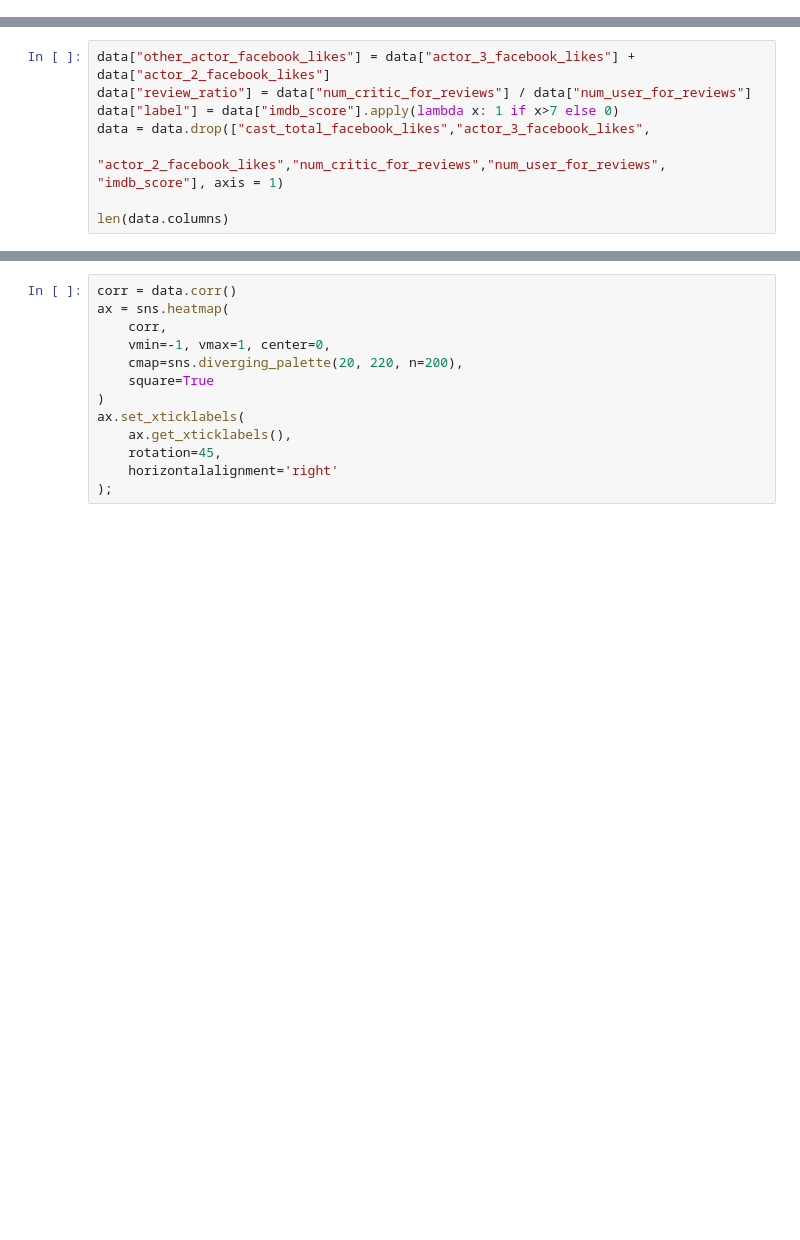
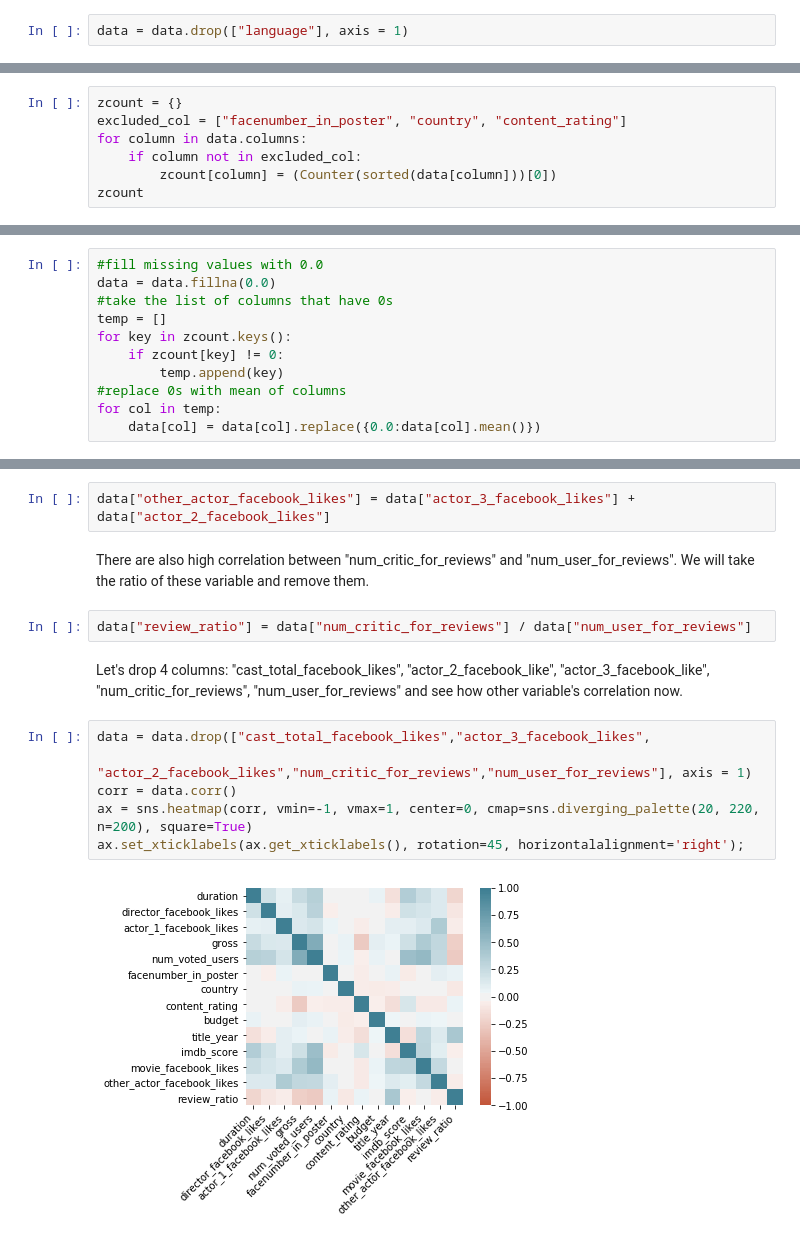
Before and after one commit to mamun-av/IMDB-classification-project, a Jupyter notebook: imdb_classification.ipynb, the cells around one changed output, grey strips where cells are left out. Saved outputs shown, nothing was run; the diff lists cells and outputs as text; blank space fills up the shorter version.

```diff
--- a/imdb_classification.ipynb
+++ b/imdb_classification.ipynb
@@ -32,0 +324,2 @@ len(data.columns)
+# %%
+data = data.drop(["language"], axis = 1)
@@ -32,0 +363,7 @@ len(data.columns)
+# %%
+zcount = {}
+excluded_col = ["facenumber_in_poster", "country", "content_rating"]
+for column in data.columns:
+    if column not in excluded_col:
+        zcount[column] = (Counter(sorted(data[column]))[0])
+zcount
@@ -32,0 +387,11 @@ len(data.columns)
+# %%
+#fill missing values with 0.0
+data = data.fillna(0.0)
+#take the list of columns that have 0s
+temp = []
+for key in zcount.keys():
+    if zcount[key] != 0:
+        temp.append(key)
+#replace 0s with mean of columns
+for col in temp:
+    data[col] = data[col].replace({0.0:data[col].mean()})
@@ -46,8 +414,0 @@ ax.set_xticklabels(
-# %%
-data["other_actor_facebook_likes"] = data["actor_3_facebook_likes"] + data["actor_2_facebook_likes"]
-data["review_ratio"] = data["num_critic_for_reviews"] / data["num_user_for_reviews"]
-data["label"] = data["imdb_score"].apply(lambda x: 1 if x>7 else 0)
-data = data.drop(["cast_total_facebook_likes","actor_3_facebook_likes",
-                  "actor_2_facebook_likes","num_critic_for_reviews","num_user_for_reviews", "imdb_score"], axis = 1)
-
-len(data.columns)
@@ -56,13 +421,16 @@ len(data.columns)
+# %%
+data["other_actor_facebook_likes"] = data["actor_3_facebook_likes"] + data["actor_2_facebook_likes"]
+# %% [markdown]
+There are also high correlation between "num_critic_for_reviews" and "num_user_for_reviews". We will take the ratio of these variable and remove them.
+# %%
+data["review_ratio"] = data["num_critic_for_reviews"] / data["num_user_for_reviews"]
+# %% [markdown]
+Let's drop 4 columns: "cast_total_facebook_likes", "actor_2_facebook_like", "actor_3_facebook_like", "num_critic_for_reviews", "num_user_for_reviews" and see how other variable's correlation now.
 # %%
+data = data.drop(["cast_total_facebook_likes","actor_3_facebook_likes",
+                  "actor_2_facebook_likes","num_critic_for_reviews","num_user_for_reviews"], axis = 1)
 corr = data.corr()
-ax = sns.heatmap(
-    corr,
-    vmin=-1, vmax=1, center=0,
-    cmap=sns.diverging_palette(20, 220, n=200),
-    square=True
-)
-ax.set_xticklabels(
-    ax.get_xticklabels(),
-    rotation=45,
-    horizontalalignment='right'
-);
+ax = sns.heatmap(corr, vmin=-1, vmax=1, center=0, cmap=sns.diverging_palette(20, 220, n=200), square=True)
+ax.set_xticklabels(ax.get_xticklabels(), rotation=45, horizontalalignment='right');
+# %% [output]
+[figure, added]
```
Also changed, not shown: parts of 87 cells of this notebook.
